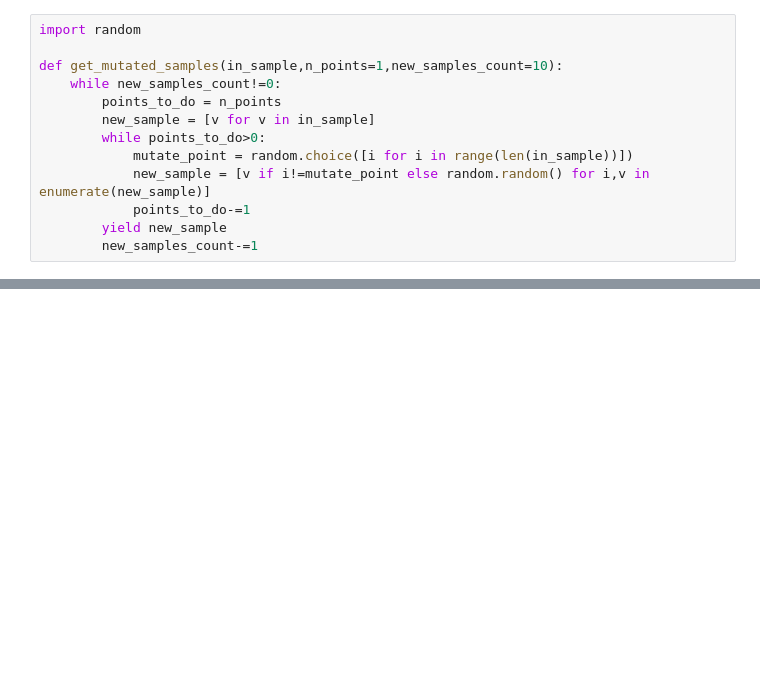
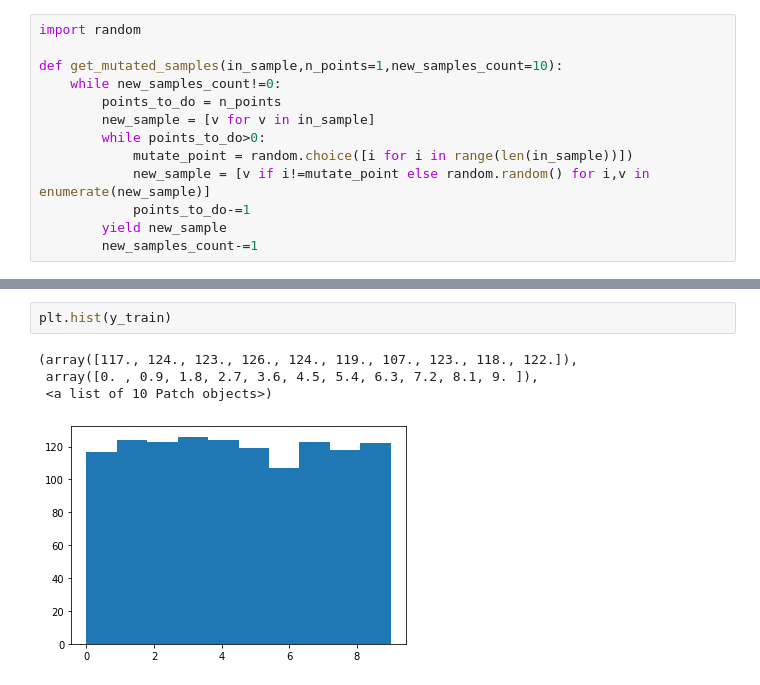
Before and after one commit to eugtsa/cartesian_genetics, a Jupyter notebook: jupyter/01_iris_check.ipynb, the cells around one changed output, grey strips where cells are left out. Saved outputs shown, nothing was run; the diff lists cells and outputs as text; blank space fills up the shorter version.

```diff
--- a/jupyter/01_iris_check.ipynb
+++ b/jupyter/01_iris_check.ipynb
@@ -148,0 +193,7 @@ top_genome
+# %%
+plt.hist(y_train)
+# %% [output]
+(array([117., 124., 123., 126., 124., 119., 107., 123., 118., 122.]),
+ array([0. , 0.9, 1.8, 2.7, 3.6, 4.5, 5.4, 6.3, 7.2, 8.1, 9. ]),
+ <a list of 10 Patch objects>)
+[figure, added]
```
Also changed, not shown: parts of 25 cells of this notebook.
